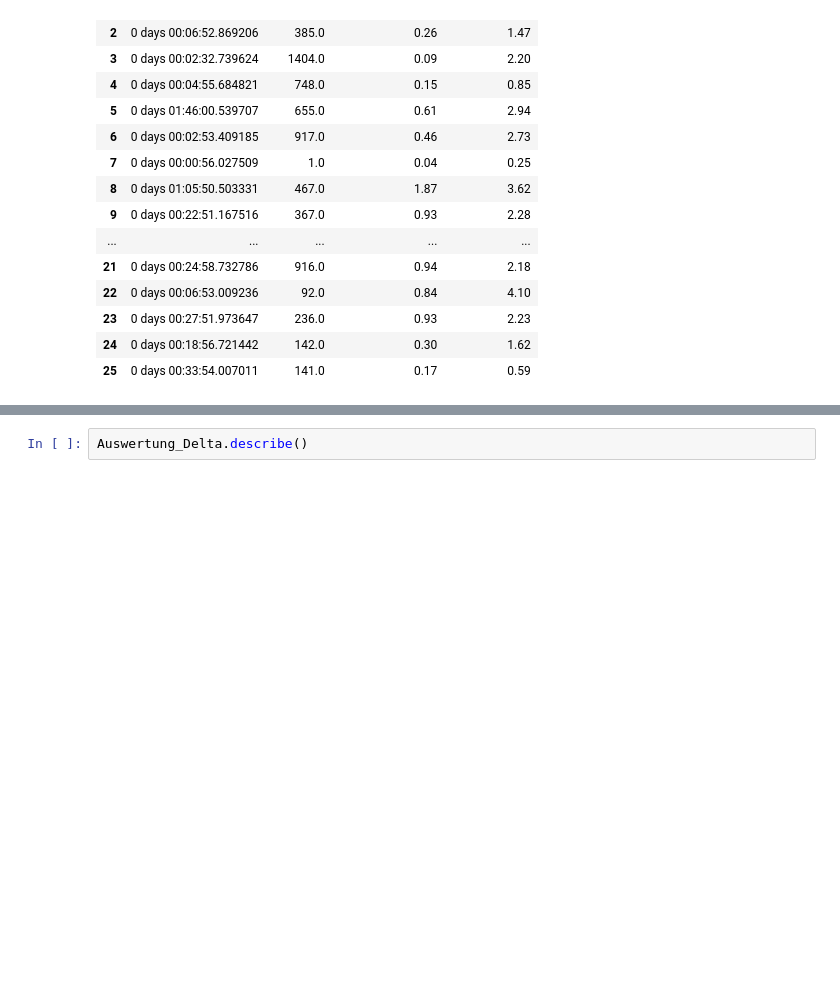
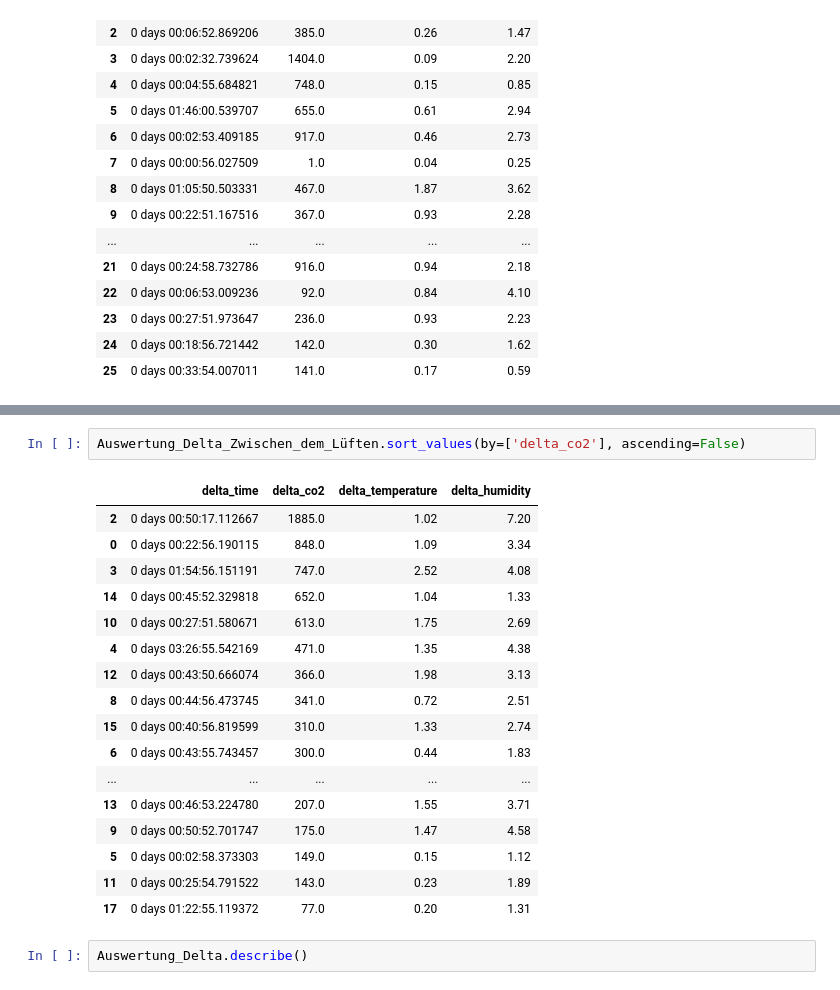
Before and after one commit to Smart-Classroom-Challenge/Data-Evaluation, a Jupyter notebook: data-evaluation.ipynb, the cells around one changed output, grey strips where cells are left out. Saved outputs shown, nothing was run; the diff lists cells and outputs as text; blank space fills up the shorter version.

```diff
--- a/data-evaluation.ipynb
+++ b/data-evaluation.ipynb
@@ -477,3 +474,23 @@ df = get_singe_measurement('Primarklasse_EG', datetime='2022-05-05 07:42:00.9846
+# %%
+Auswertung_Delta_Zwischen_dem_Lüften.sort_values(by=['delta_co2'], ascending=False)
+# %% [output]
+|  | delta_time | delta_co2 | delta_temperature | delta_humidity |
+| 2 | 0 days 00:50:17.112667 | 1885.0 | 1.02 | 7.20 |
+| 0 | 0 days 00:22:56.190115 | 848.0 | 1.09 | 3.34 |
+| 3 | 0 days 01:54:56.151191 | 747.0 | 2.52 | 4.08 |
+| 14 | 0 days 00:45:52.329818 | 652.0 | 1.04 | 1.33 |
+| 10 | 0 days 00:27:51.580671 | 613.0 | 1.75 | 2.69 |
+| 4 | 0 days 03:26:55.542169 | 471.0 | 1.35 | 4.38 |
+| 12 | 0 days 00:43:50.666074 | 366.0 | 1.98 | 3.13 |
+| 8 | 0 days 00:44:56.473745 | 341.0 | 0.72 | 2.51 |
+| 15 | 0 days 00:40:56.819599 | 310.0 | 1.33 | 2.74 |
+| 6 | 0 days 00:43:55.743457 | 300.0 | 0.44 | 1.83 |
+| ... | ... | ... | ... | ... |
+| 13 | 0 days 00:46:53.224780 | 207.0 | 1.55 | 3.71 |
+| 9 | 0 days 00:50:52.701747 | 175.0 | 1.47 | 4.58 |
+| 5 | 0 days 00:02:58.373303 | 149.0 | 0.15 | 1.12 |
+| 11 | 0 days 00:25:54.791522 | 143.0 | 0.23 | 1.89 |
+| 17 | 0 days 01:22:55.119372 | 77.0 | 0.20 | 1.31 |
 # %%
 Auswertung_Delta.describe()
 # %% [output]
```
Also changed, not shown: parts of 4 cells of this notebook.
